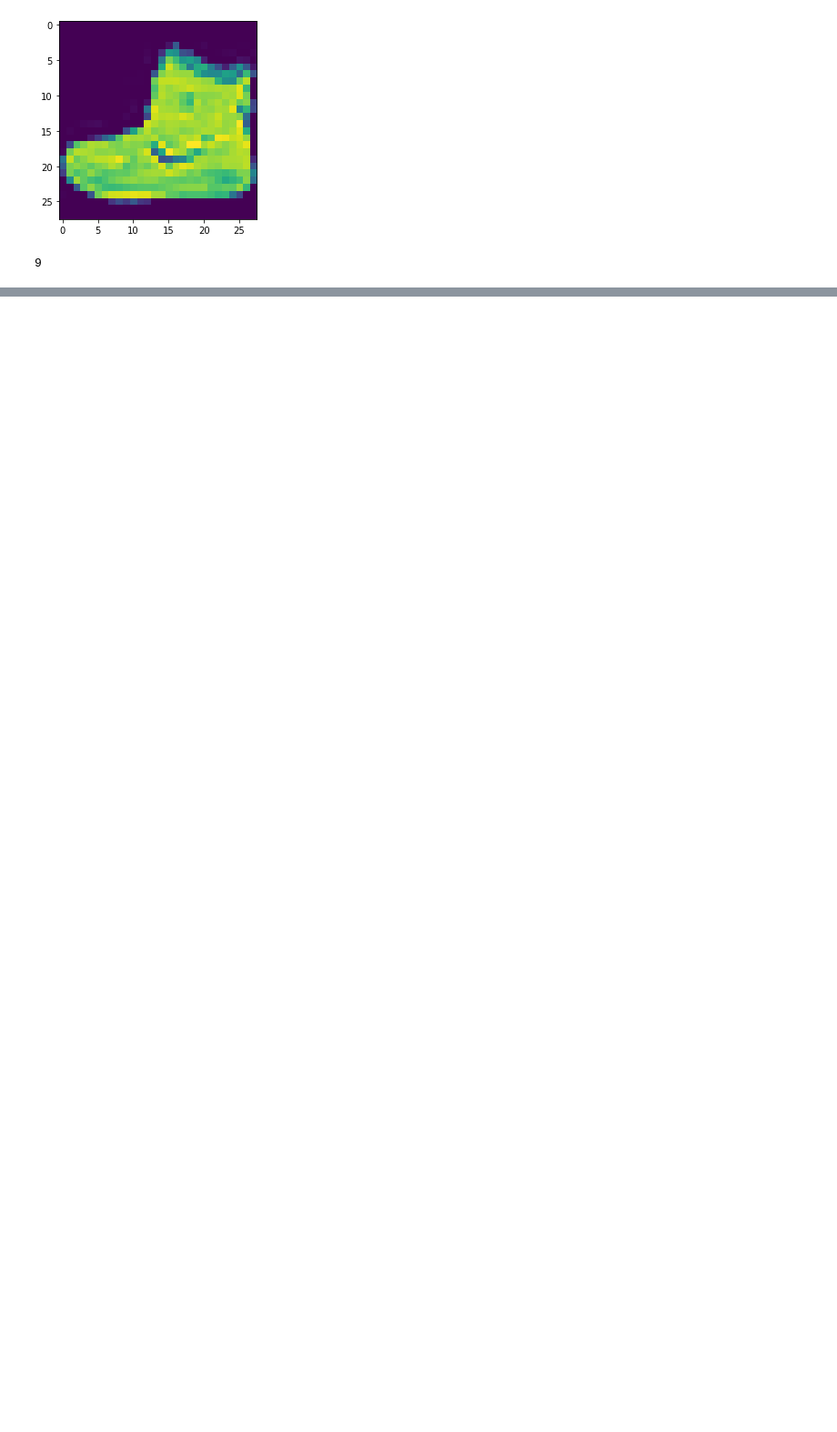
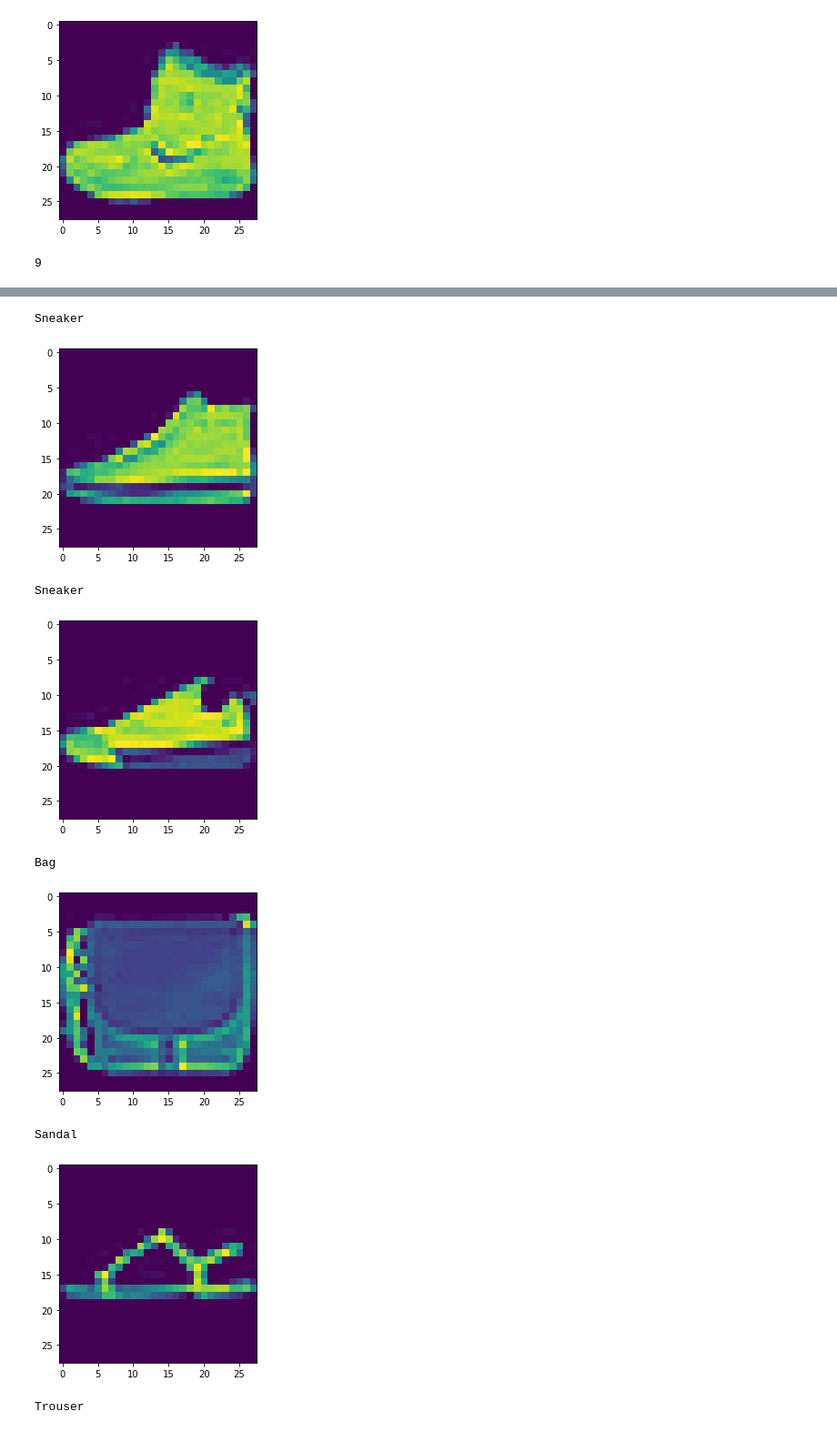
Before and after one commit to JoseGuzmanZamora/elementsOfMachineLearning, a Jupyter notebook: lab4/laboratorio4.ipynb, the cells around one changed output, grey strips where cells are left out. Shown at 91% size. Cells and saved outputs as stored; diff of their text form; code cells hidden in the pictures; blank space fills up the shorter version.

```diff
--- a/lab4/laboratorio4.ipynb
+++ b/lab4/laboratorio4.ipynb
@@ -18,7 +38,13 @@ import mnist_reader
 x_train, y_train = mnist_reader.load_mnist('../../fmnist', kind='train')
 x_test, y_test = mnist_reader.load_mnist('../../fmnist', kind='t10k')
 # %%
-# para no estar recargando
+"""
+Tal como mencioné al inicio, pegué mi implementación de redes neuronales aquí
+para agilizar mi flujo de desarrollo. Sin embargo lo que fue cambiando fue la
+manera en que inicializo los pesos. Por lo tanto, se puede consumir desde el
+archivo neural_net.py en este mismo directorio.
+"""
+
 import numpy as np
 import copy
 
@@ -34,7 +60,7 @@ def forward_setup(nodos,X,Y,hidden_layers):
     thetas = []
     # por el momento le voy a poner mas 1 por la output layer
     for i in range(hidden_layers + 1):
-        temp_primero = np.expand_dims(np.asarray([(np.random.randn() / 2) for i in range(nodes[i])],dtype='float64'),1)
+        temp_primero = np.expand_dims(np.asarray([(np.random.randn() / 5) for i in range(nodes[i])],dtype='float64'),1)
         thetas.append(np.matrix(np.asarray(
             [temp_primero for i in range(nodos[i + 1])]
             )))
@@ -176,6 +252,0 @@ respuestas = forward_prop(x_test_ingreso,new_thetas)
-# %%
-number = 3
-prueba = respuestas[-1][:][:,number]
-print(np.argmax(prueba))
-test = plt.imshow(x_test_ingreso[number].reshape(28,28))
-plt.show()
@@ -198,0 +276,23 @@ metrics.accuracy_score(y_test,y_pred)
+# %%
+"""
+Pruebas visuales para verificar qué tal está el modelo.
+"""
+
+options = ['tshirt/top','Trouser','Pullover','Dress','Coat','Sandal','Shirt','Sneaker','Bag','Ankle Boot']
+
+for i in range(10):
+    number = np.random.randint(1,10000)
+    prueba = respuestas[-1][:][:,number]
+    print(options[np.argmax(prueba)])
+    test = plt.imshow(x_test_ingreso[number].reshape(28,28))
+    plt.show()
+# %% [output]
+Sneaker
+[figure, added]
+Sneaker
+[figure, added]
+Bag
+[figure, added]
+Sandal
+[figure, added]
+Trouser
```
Also changed, not shown: parts of 21 cells of this notebook.
